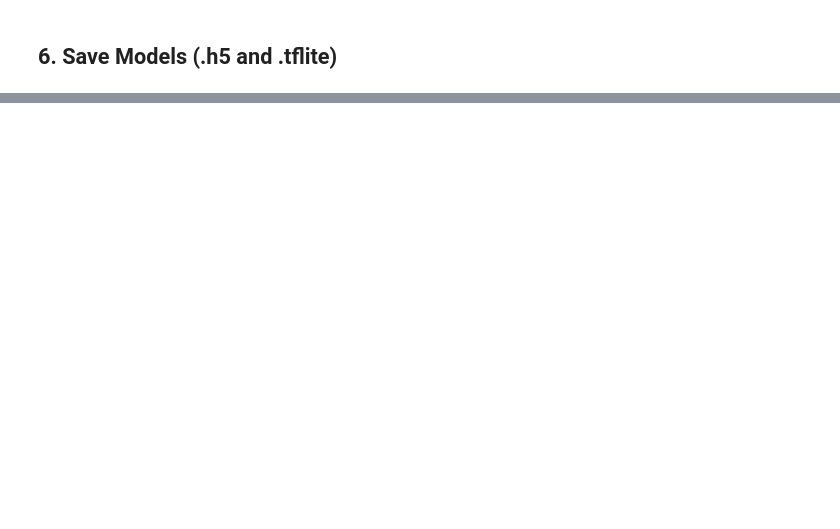
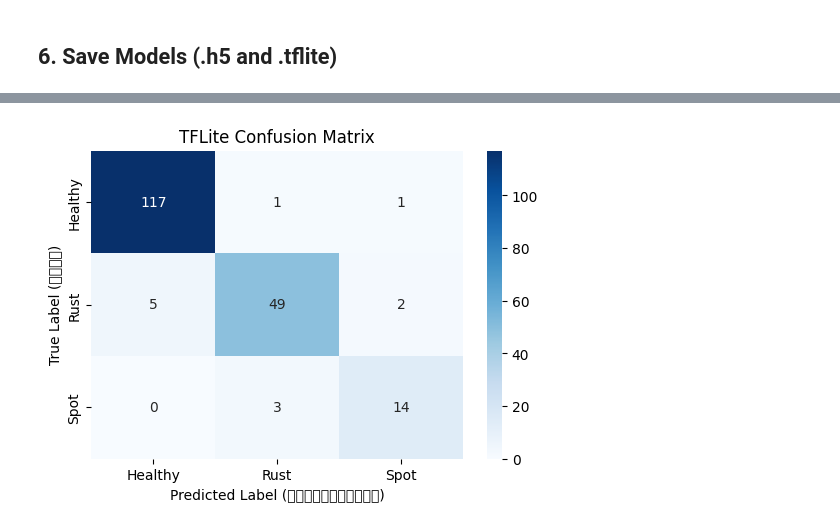
Before and after one commit to ChaNonop/Defect-Detection-in-Mulberry-Leaves, a Jupyter notebook: Mullberry_leaf_optimized.ipynb, the cells around one changed output, grey strips where cells are left out. Drawn from its saved outputs; the diff is of its cells as text; code cells hidden in the pictures; blank space fills up the shorter version.

```diff
--- a/Mullberry_leaf_optimized.ipynb
+++ b/Mullberry_leaf_optimized.ipynb
@@ -69,24 +69,24 @@ datagen_val_test = ImageDataGenerator(rescale=1./255)
 
 train_generator = datagen_train.flow_from_directory(
     directory=train_dir,
+    # keep_aspect_ratio=True,
     target_size=(224, 224),
-    keep_aspect_ratio=True,
     batch_size=32,
     class_mode='sparse'
 )
 
 val_generator = datagen_val_test.flow_from_directory(
     directory=val_dir,
+    # keep_aspect_ratio=True,
     target_size=(224, 224),
-    # keep_aspect_ratio=True,
     batch_size=32,
     class_mode='sparse'
 )
 
 test_generator = datagen_val_test.flow_from_directory(
     directory=test_dir,
+    # keep_aspect_ratio=True,
     target_size=(224, 224),
-    # keep_aspect_ratio=True,
     batch_size=32,
     class_mode='sparse',
     shuffle=False
@@ -148,7 +171,7 @@ print("Starting Training...")
 history = model.fit(
     train_generator,
     validation_data=val_generator,
-    epochs=15,
+    epochs=30,
     callbacks=callbacks
 )
 # %% [output]
@@ -209,0 +291,74 @@ print("Model successfully converted and saved as mulberry_leaf_classification.tf
+# %%
+import numpy as np
+import tensorflow as tf
+from sklearn.metrics import accuracy_score, classification_report, confusion_matrix
+import seaborn as sns
+import matplotlib.pyplot as plt
+
+# 1. โหลดโมเดล TFLite ขึ้นมาเตรียมพร้อม
+tflite_model_path = "mulberry_leaf_classification.tflite"
+interpreter = tf.lite.Interpreter(model_path=tflite_model_path)
+interpreter.allocate_tensors()
+
+# ดึงข้อมูลช่องทางเข้า (Input) และช่องทางออก (Output) ของโมเดล
+input_details = interpreter.get_input_details()
+output_details = interpreter.get_output_details()
+
+# 2. เตรียมตัวแปรเก็บผลลัพธ์
+y_true = [] # เก็บ "เฉลย" ที่ถูกต้อง
+y_pred = [] # เก็บ "คำทำนาย" จาก TFLite
+
+# *** สำคัญมาก: ตอนโหลด val_generator ควรตั้งค่า shuffle=False ด้วยนะครับ เพื่อให้เฉลยตรงกับลำดับรูป ***
+
+print("กำลังเริ่มประเมินผล TFLite Model... อาจใช้เวลาสักครู่")
+
+# 3. วนลูปป้อนรูปภาพเข้า TFLite ทีละรูป
+for i in range(len(val_generator)):
+    images, labels = val_generator[i] # ดึงภาพมา 1 Batch
+
+    for j in range(len(images)):
+        # ดึงรูปมา 1 รูป และขยายมิติให้กลายเป็น (1, 224, 224, 3) ตามที่ TFLite ต้องการ
+        input_data = np.expand_dims(images[j], axis=0).astype(np.float32)
+
+        # ส่งรูปเข้าไปใน TFLite
+        interpreter.set_tensor(input_details[0]['index'], input_data)
+        interpreter.invoke() # สั่งประมวลผล
+
+        # ดึงผลลัพธ์ออกมา
+        output_data = interpreter.get_tensor(output_details[0]['index'])
+        predicted_class = np.argmax(output_data[0]) # หาคลาสที่ได้คะแนนสูงสุด
+        y_pred.append(predicted_class)
+
+        # ดึงเฉลยจริงมาเก็บไว้เปรียบเทียบ
+        # เช็คว่า class_mode เป็น 'sparse' หรือ 'categorical'
+        if val_generator.class_mode == 'sparse':
+            true_class = int(labels[j])
+        else:
+            true_class = np.argmax(labels[j])
+        y_true.append(true_class)
+
+print("ประเมินผลเสร็จสิ้น!\n")
+
+# ---------------------------------------------------------
+# 4. แสดงผลลัพธ์ Metrics
+# --------------------------------------------------------
+# ดึงรายชื่อคลาส เช่น ['defect', 'healthy']
+class_names = list(val_generator.class_indices.keys())
+
+# 4.1 ความแม่นยำรวม (Accuracy)
+acc = accuracy_score(y_true, y_pred)
+print(f"TFLite Model Accuracy: {acc * 100:.2f}%")
+
+# 4.2 รายงานผลเชิงลึก (Precision, Recall, F1-Score)
+print("\nClassification Report:")
+print(classification_report(y_true, y_pred, target_names=class_names))
+
+# 4.3 วาด Confusion Matrix ให้ดูง่ายๆ
+cm = confusion_matrix(y_true, y_pred)
+plt.figure(figsize=(6, 4))
+sns.heatmap(cm, annot=True, fmt='d', cmap='Blues', xticklabels=class_names, yticklabels=class_names)
+plt.title('TFLite Confusion Matrix')
+plt.ylabel('True Label (เฉลย)')
+plt.xlabel('Predicted Label (ที่โมเดลทาย)')
+plt.show()
+# %% [output]
@@ -209,0 +384 @@ print("Model successfully converted and saved as mulberry_leaf_classification.tf
+[figure, added]
```
Also changed, not shown: parts of 5 cells of this notebook.
